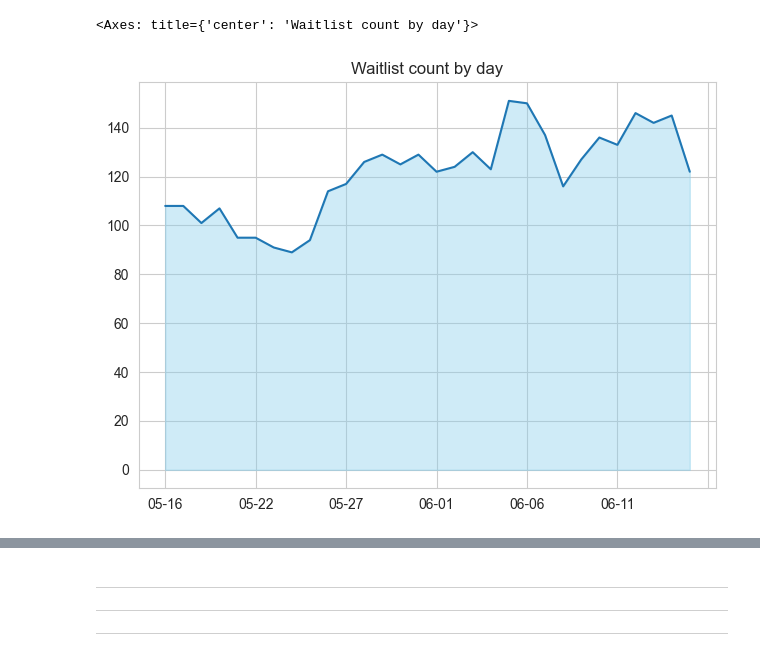
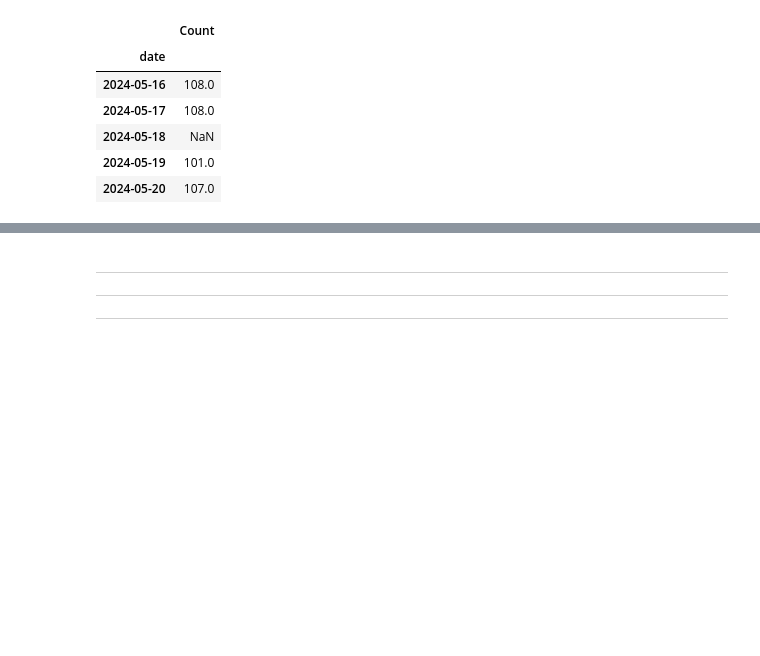
Before and after one commit to cbs-news-data-projects/waitlist_scraper, a Jupyter notebook: chart.ipynb, the cells around one changed output, grey strips where cells are left out. Drawn from its saved outputs; the diff is of its cells as text; code cells hidden in the pictures; blank space fills up the shorter version.

```diff
--- a/chart.ipynb
+++ b/chart.ipynb
@@ -52,33 +33,20 @@ count_by_day.head()
-# %%
-ax = (
-    df
-    .assign(
-        day = lambda f: f["date"].dt.strftime("%m-%d"),
-    )
-    .groupby('day')
-    ["Waitlist ID"]
-    .count()
-    .plot(
-        kind = "line",
-        # rotate ticks
-        rot = 0,
-        title = "Waitlist count by day",
-        xlabel=""
-    )
-)
-
-plt.fill_between(count_by_day['day'], count_by_day['Waitlist ID'], color='skyblue', alpha=0.4)
-
-# # Get the total number of x-ticks
-tick_labs = [each.get_text() for each in ax.get_xticklabels()]
-total_ticks = len(tick_labs)
-# # Only show every 5th tick but also show the last
-# ax.set_xticks(range(0, total_ticks, 5))
-
-fig = ax.get_figure()
-fig.tight_layout()
-fig.savefig("images/waitlist_count_by_day.png")
-ax
-# %% [output]
-<Axes: title={'center': 'Waitlist count by day'}>
-[figure, removed]
+# %%
+
+group_by_day = (
+    df.set_index("date")
+      .resample("D")["Waitlist ID"]
+      .count()
+      .replace(0, np.nan)
+      .to_frame(name="Count")
+      # .reset_index()
+)
+
+group_by_day.head()
+# %% [output]
+|  | Count |
+| date |  |
+| 2024-05-16 | 108.0 |
+| 2024-05-17 | 108.0 |
+| 2024-05-18 | NaN |
+| 2024-05-19 | 101.0 |
+| 2024-05-20 | 107.0 |
```
Also changed, not shown: parts of 4 cells of this notebook, 1 other file.
